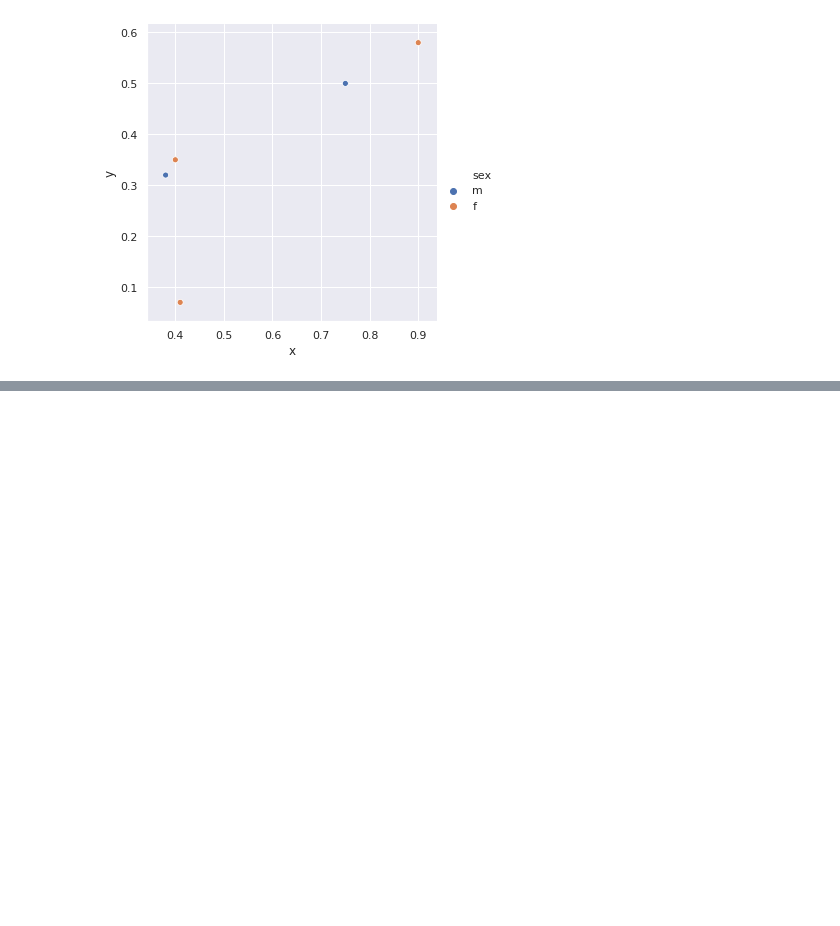
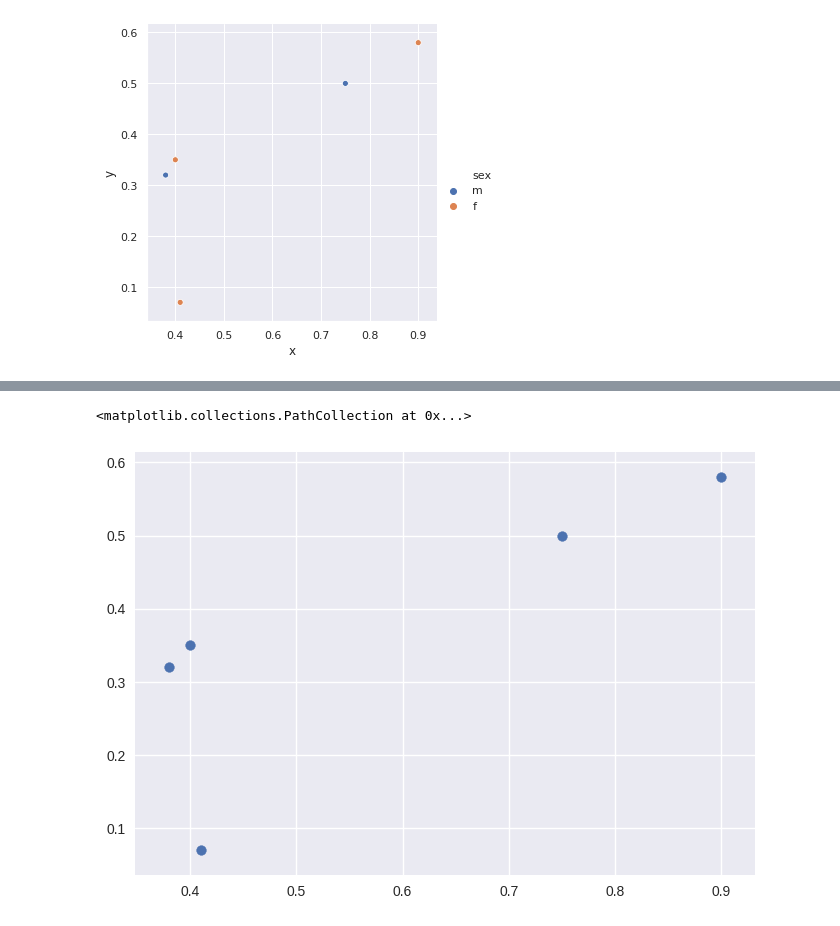
Before and after one commit to MJimitater/epistomology, a Jupyter notebook: visualization.ipynb, the cells around one changed output, grey strips where cells are left out. Cells and saved outputs as stored; diff of their text form; code cells hidden in the pictures; blank space fills up the shorter version.

```diff
--- a/visualization.ipynb
+++ b/visualization.ipynb
@@ -75,0 +91,9 @@ sns.relplot(x='x', y='y', hue='sex', data=data)
+# %%
+from matplotlib import pyplot as plt
+#For "grey-background-and-guiding-lines"-style:
+plt.style.use('seaborn')
+
+plt.scatter(data['x'], data['y'])
+# %% [output]
+<matplotlib.collections.PathCollection at 0x...>
+[figure, added]
```
Also changed, not shown: parts of 15 cells of this notebook.
